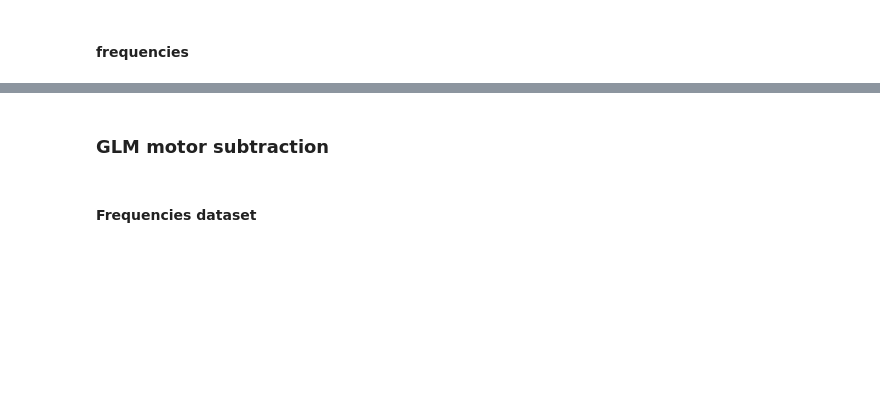
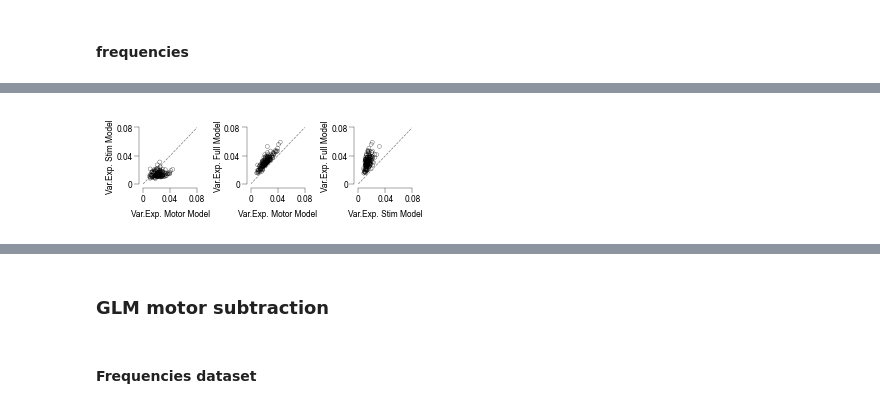
Before and after one commit to Iacaruso-lab/AC-VC-paper, a Jupyter notebook: makePaperFigures_main.ipynb, the cells around one changed output, grey strips where cells are left out. Cells and saved outputs as stored; diff of their text form; code cells hidden in the pictures; blank space fills up the shorter version.

```diff
--- a/makePaperFigures_main.ipynb
+++ b/makePaperFigures_main.ipynb
@@ -594,6 +601,7 @@ plotGLM_traces_example(path, ops)
 # %%
-%run methods_behaviourAnalysis.ipynb
-
-varExp = np.load(os.path.join(ops['dataPath'], 'frequencies_dataset','varExp_GLM_axons_frequencies.npy'), allow_pickle=True).item()
-plotVarExp_bySession(varExp, ops)
+varExp = np.load(os.path.join(ops['dataPath'], 'frequencies_dataset','varExp_GLM_boutons_frequencies.npy'), allow_pickle=True).item()
+dataset = 'freqs'
+plotVarExp_bySession(varExp, ops, dataset)
+# %% [output]
+[figure, added]
 # %%
```
Also changed, not shown: parts of 23 cells of this notebook.
